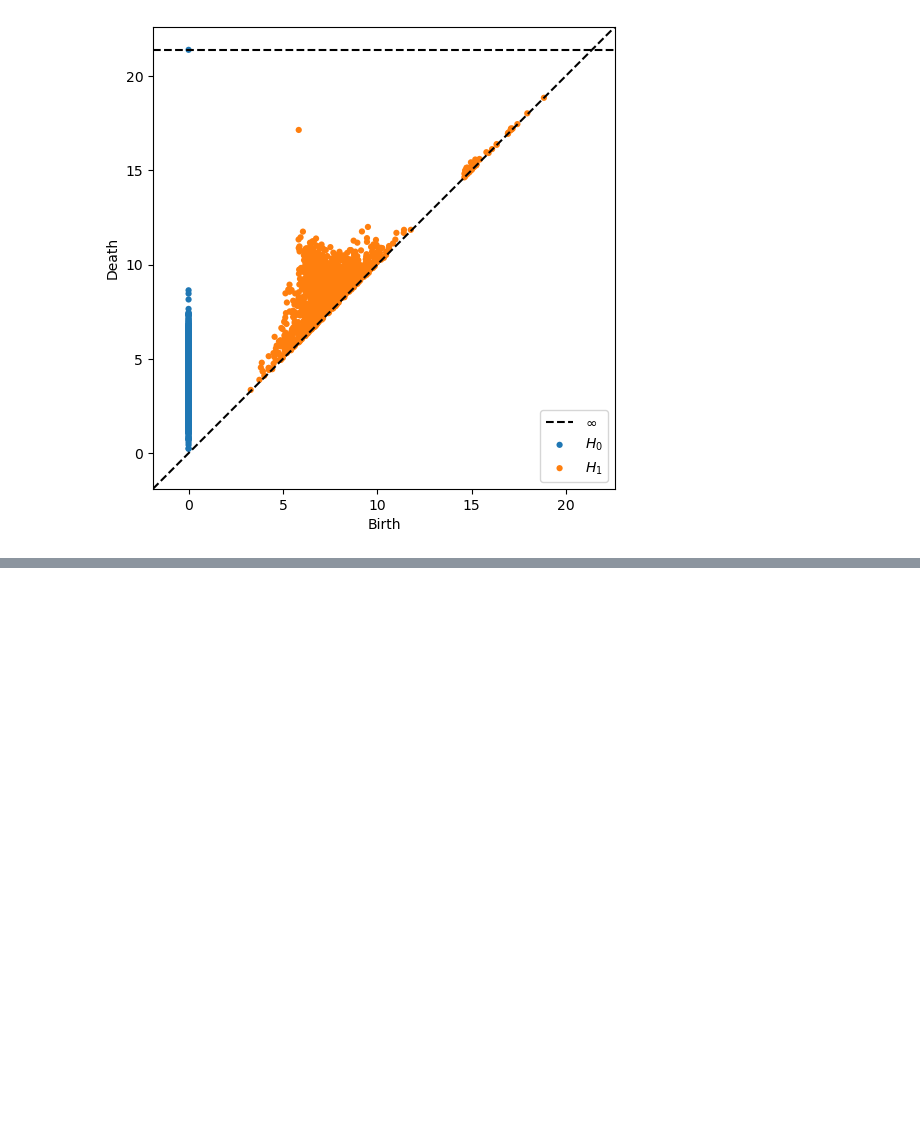
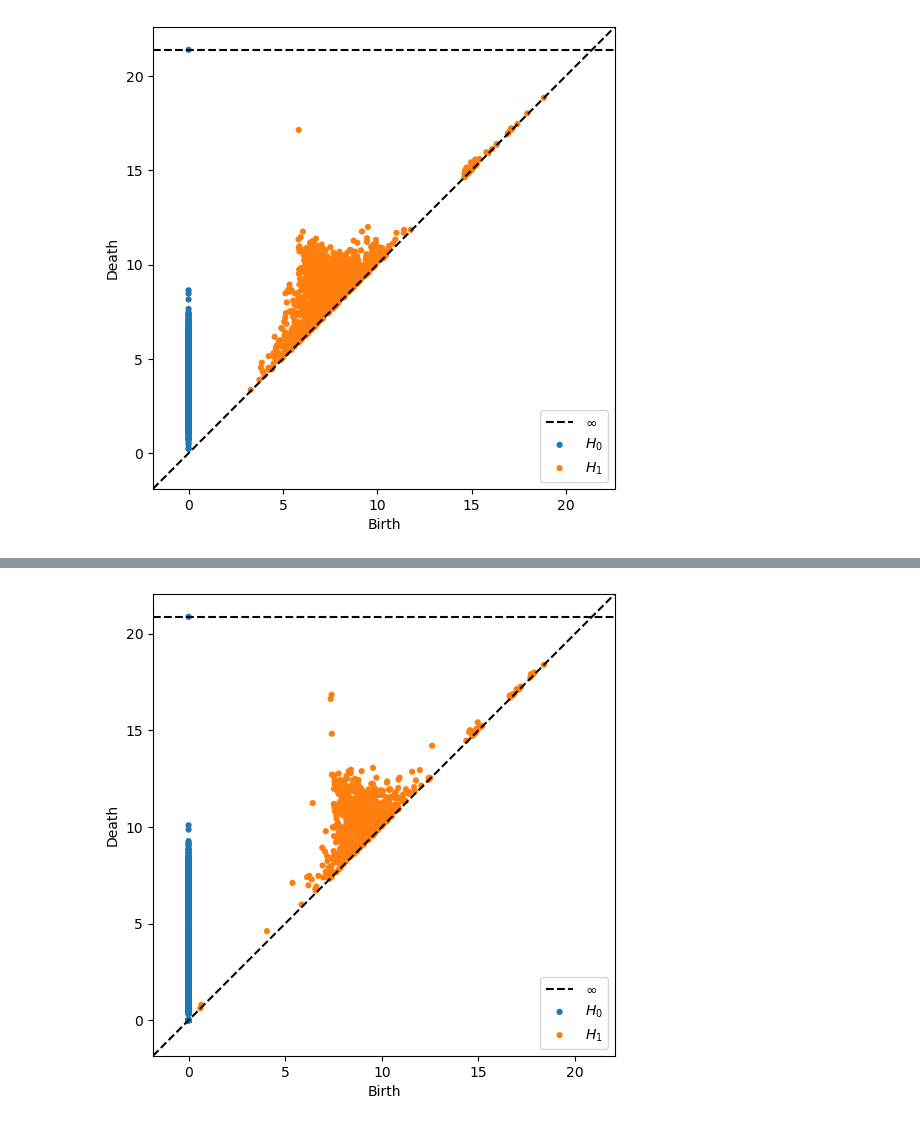
Before and after one commit to kyleormsby/persistent-symmetry, a Jupyter notebook: studentDemos/Olivia_demos/denoising.ipynb, the cells around one changed output, grey strips where cells are left out. Saved outputs shown, nothing was run; the diff lists cells and outputs as text; code cells hidden in the pictures; blank space fills up the shorter version.

Commit message:
denoise still not helping

```diff
--- a/studentDemos/Olivia_demos/denoising.ipynb
+++ b/studentDemos/Olivia_demos/denoising.ipynb
@@ -273,3 +273,6 @@ output = pipeline(image_function = sincos, num_pixels = 30 , window_size = 4, n_
 plot_dgms(output)
 # %% [output]
 [figure]
+# %%
+NewNewM = denoise(NewM, 5)
+NewNewM
@@ -275,0 +293,5 @@ plot_dgms(output)
+# %%
+output = p_hom(NewNewM, maxdim=1, coeff=2)
+plot_dgms(output)
+# %% [output]
+[figure, added]
```
Also changed, not shown: parts of 4 cells of this notebook.
